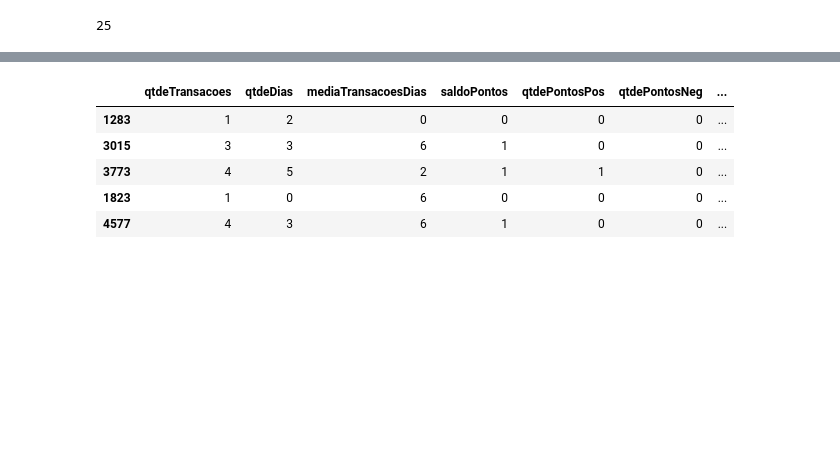
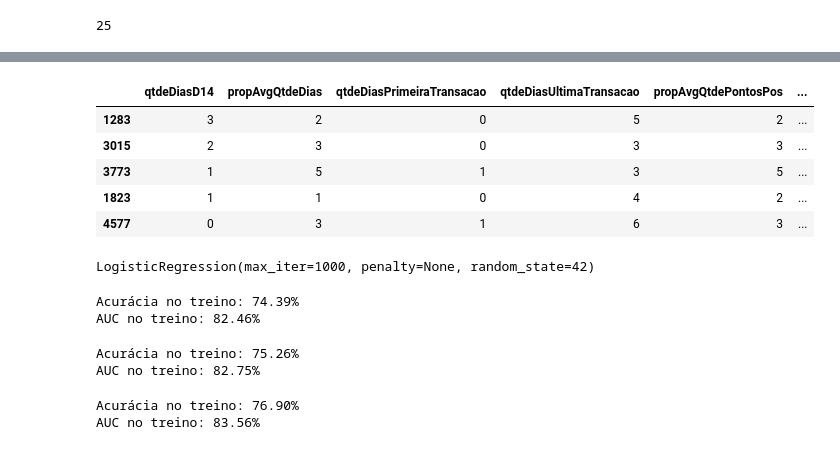
Before and after one commit to renancasalle/ml-4-poneis, a Jupyter notebook: churn/train.ipynb, the cells around one changed output, grey strips where cells are left out. Drawn from its saved outputs; the diff is of its cells as text; code cells hidden in the pictures; blank space fills up the shorter version.

Commit message:
feat acc model

```diff
--- a/churn/train.ipynb
+++ b/churn/train.ipynb
@@ -178,7 +178,7 @@ tree_discretisation = discretisation.DecisionTreeDiscretiser(
     cv=3
 )
 
-tree_discretisation.fit(X_train, y_train)
+tree_discretisation.fit(X_train[top_features], y_train)
 # %% [output]
 DecisionTreeDiscretiser(bin_output='bin_number', regression=False,
                         variables=['qtdeDiasD14', 'propAvgQtdeDias',
@@ -197,12 +197,63 @@ DecisionTreeDiscretiser(bin_output='bin_number', regression=False,
                                    'qtdePontosPosD14', 'qtdePresença',
                                    'qtdSkuDistintos'])
 # %%
-X_train_disc = tree_discretisation.transform(X_train)
-X_train_disc.head()
+X_train_transform = tree_discretisation.transform(X_train[top_features])
+X_train_transform.head()
 # %% [output]
-|  | qtdeTransacoes | qtdeDias | mediaTransacoesDias | saldoPontos | qtdePontosPos | qtdePontosNeg | ... |
-| 1283 | 1 | 2 | 0 | 0 | 0 | 0 | ... |
-| 3015 | 3 | 3 | 6 | 1 | 0 | 0 | ... |
-| 3773 | 4 | 5 | 2 | 1 | 1 | 0 | ... |
-| 1823 | 1 | 0 | 6 | 0 | 0 | 0 | ... |
-| 4577 | 4 | 3 | 6 | 1 | 0 | 0 | ... |
+|  | qtdeDiasD14 | propAvgQtdeDias | qtdeDiasPrimeiraTransacao | qtdeDiasUltimaTransacao | propAvgQtdePontosPos | ... |
+| 1283 | 3 | 2 | 0 | 5 | 2 | ... |
+| 3015 | 2 | 3 | 0 | 3 | 3 | ... |
+| 3773 | 1 | 5 | 1 | 3 | 5 | ... |
+| 1823 | 1 | 1 | 0 | 4 | 2 | ... |
+| 4577 | 0 | 3 | 1 | 6 | 3 | ... |
+# %%
+from sklearn import linear_model
+
+reg = linear_model.LogisticRegression(penalty=None,
+                                      max_iter=1000,
+                                      random_state=42)
+reg.fit(X_train_transform, y_train)
+# %% [output]
+LogisticRegression(max_iter=1000, penalty=None, random_state=42)
+# %%
+from sklearn import metrics
+
+X_test_transform = tree_discretisation.transform(X_test[top_features])
+
+y_train_predict = reg.predict(X_train_transform)
+y_train_proba = reg.predict_proba(X_train_transform)[:, 1]
+
+acc_train = metrics.accuracy_score(y_train, y_train_predict)
+auc_train = metrics.roc_auc_score(y_train, y_train_proba)
+
+print("Acurácia no treino: %.2f%%" % (acc_train*100))
+print("AUC no treino: %.2f%%" % (auc_train*100))
+# %% [output]
+Acurácia no treino: 74.39%
+AUC no treino: 82.46%
+# %%
+oot_transform = tree_discretisation.transform(oot[top_features])
+
+y_test_predict = reg.predict(X_test_transform)
+y_test_proba = reg.predict_proba(X_test_transform)[:, 1]
+
+acc_test = metrics.accuracy_score(y_test, y_test_predict)
+auc_test = metrics.roc_auc_score(y_test, y_test_proba)
+
+print("Acurácia no treino: %.2f%%" % (acc_test*100))
+print("AUC no treino: %.2f%%" % (auc_test*100))
+# %% [output]
+Acurácia no treino: 75.26%
+AUC no treino: 82.75%
+# %%
+y_oot_predict = reg.predict(oot_transform)
+y_oot_proba = reg.predict_proba(oot_transform)[:, 1]
+
+acc_oot = metrics.accuracy_score(oot[target], y_oot_predict)
+auc_oot = metrics.roc_auc_score(oot[target], y_oot_proba)
+
+print("Acurácia no treino: %.2f%%" % (acc_oot*100))
+print("AUC no treino: %.2f%%" % (auc_oot*100))
+# %% [output]
+Acurácia no treino: 76.90%
+AUC no treino: 83.56%
```
